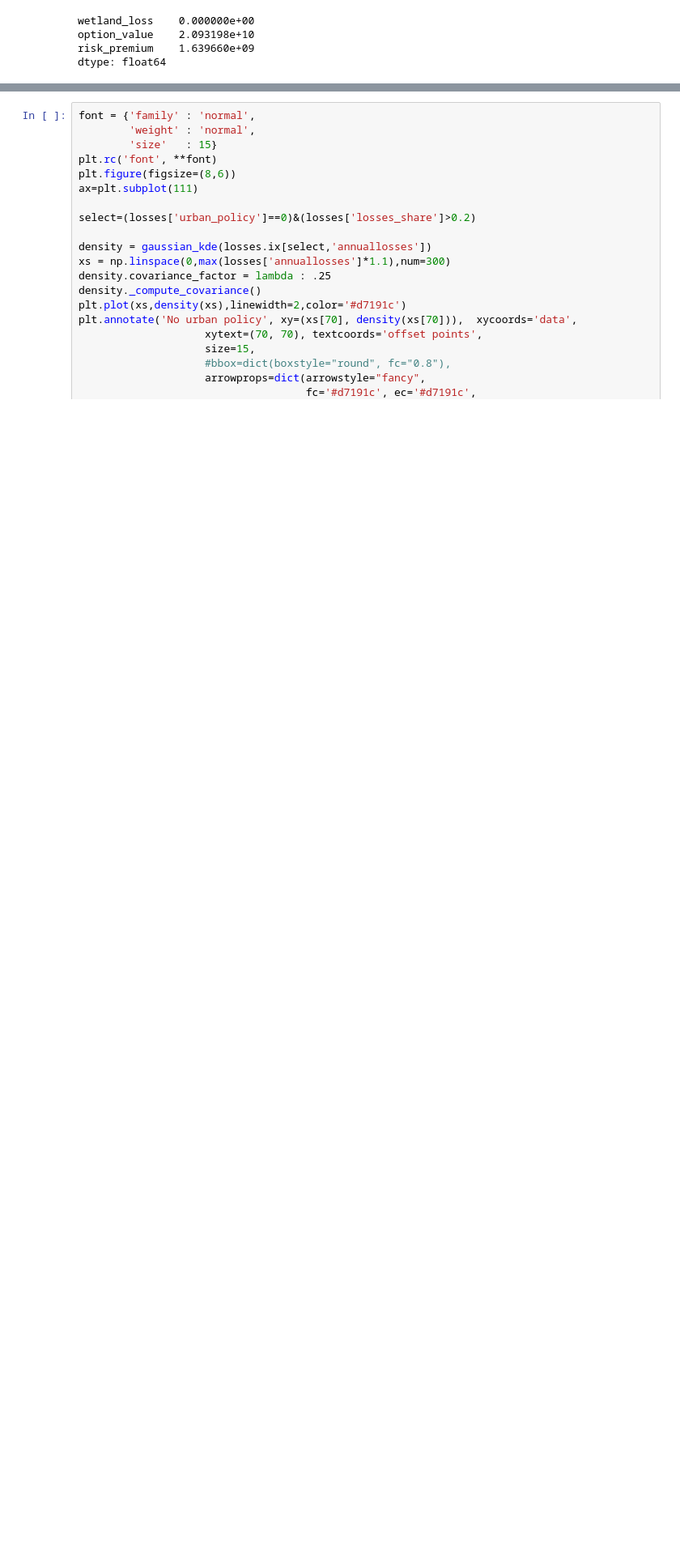
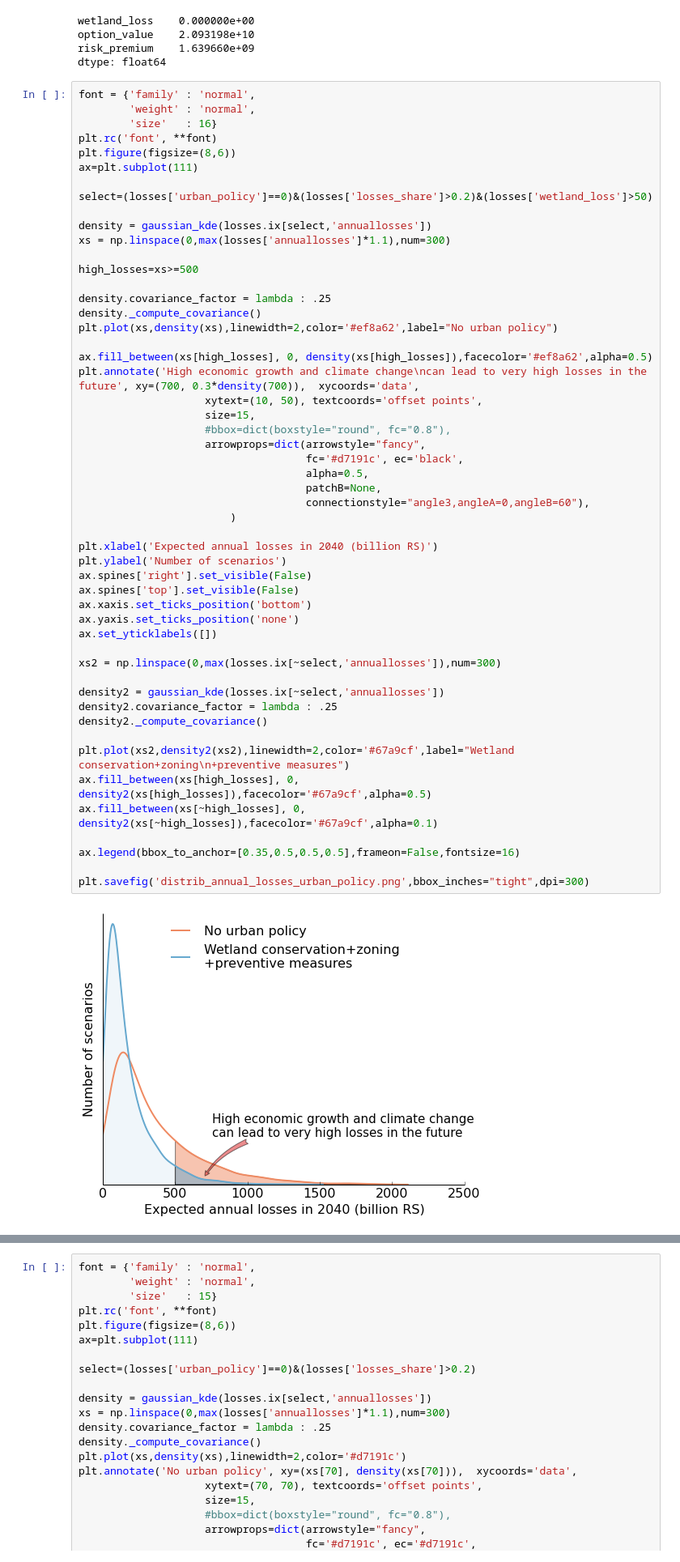
Before and after one commit to julierozz/create_files_for_mike11, a Jupyter notebook: all_results.ipynb, the cells around one changed output, grey strips where cells are left out. Shown at 81% size. Cells and saved outputs as stored; diff of their text form; blank space fills up the shorter version.

Commit message:
new economic analysis

```diff
--- a/all_results.ipynb
+++ b/all_results.ipynb
@@ -19,6 +96,60 @@ wetland_loss    0.000000e+00
 option_value    2.093198e+10
 risk_premium    1.639660e+09
 dtype: float64
+# %%
+font = {'family' : 'normal',
+        'weight' : 'normal',
+        'size'   : 16}
+plt.rc('font', **font)
+plt.figure(figsize=(8,6))
+ax=plt.subplot(111)
+
+select=(losses['urban_policy']==0)&(losses['losses_share']>0.2)&(losses['wetland_loss']>50)
+
+density = gaussian_kde(losses.ix[select,'annuallosses'])
+xs = np.linspace(0,max(losses['annuallosses']*1.1),num=300)
+
+high_losses=xs>=500
+
+density.covariance_factor = lambda : .25
+density._compute_covariance()
+plt.plot(xs,density(xs),linewidth=2,color='#ef8a62',label="No urban policy")
+
+ax.fill_between(xs[high_losses], 0, density(xs[high_losses]),facecolor='#ef8a62',alpha=0.5)
+plt.annotate('High economic growth and climate change\ncan lead to very high losses in the future', xy=(700, 0.3*density(700)),  xycoords='data',
+                    xytext=(10, 50), textcoords='offset points',
+                    size=15,
+                    #bbox=dict(boxstyle="round", fc="0.8"),
+                    arrowprops=dict(arrowstyle="fancy",
+                                    fc='#d7191c', ec='black',
+                                    alpha=0.5,
+                                    patchB=None,
+                                    connectionstyle="angle3,angleA=0,angleB=60"),
+                        )
+
+plt.xlabel('Expected annual losses in 2040 (billion RS)')
+plt.ylabel('Number of scenarios')
+ax.spines['right'].set_visible(False)
+ax.spines['top'].set_visible(False)
+ax.xaxis.set_ticks_position('bottom')
+ax.yaxis.set_ticks_position('none')
+ax.set_yticklabels([])
+
+xs2 = np.linspace(0,max(losses.ix[~select,'annuallosses']),num=300)
+
+density2 = gaussian_kde(losses.ix[~select,'annuallosses'])
+density2.covariance_factor = lambda : .25
+density2._compute_covariance()
+
+plt.plot(xs2,density2(xs2),linewidth=2,color='#67a9cf',label="Wetland conservation+zoning\n+preventive measures")
+ax.fill_between(xs[high_losses], 0, density2(xs[high_losses]),facecolor='#67a9cf',alpha=0.5)
+ax.fill_between(xs[~high_losses], 0, density2(xs[~high_losses]),facecolor='#67a9cf',alpha=0.1)
+
+ax.legend(bbox_to_anchor=[0.35,0.5,0.5,0.5],frameon=False,fontsize=16)
+
+plt.savefig('distrib_annual_losses_urban_policy.png',bbox_inches="tight",dpi=300)
+# %% [output]
+[figure, added]
 # %%
 font = {'family' : 'normal',
         'weight' : 'normal',
```
Also changed, not shown: parts of 6 cells of this notebook, 4 other files.
